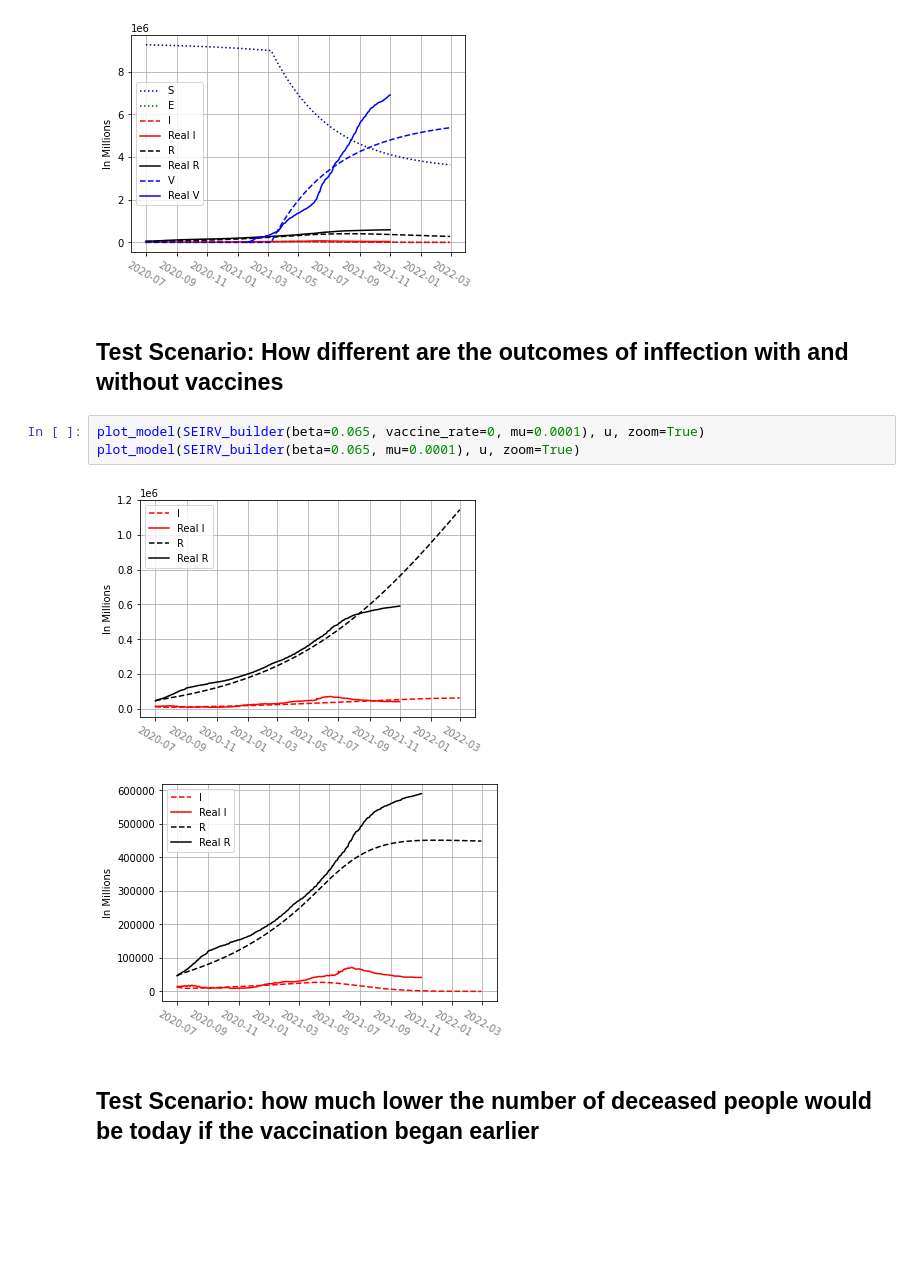
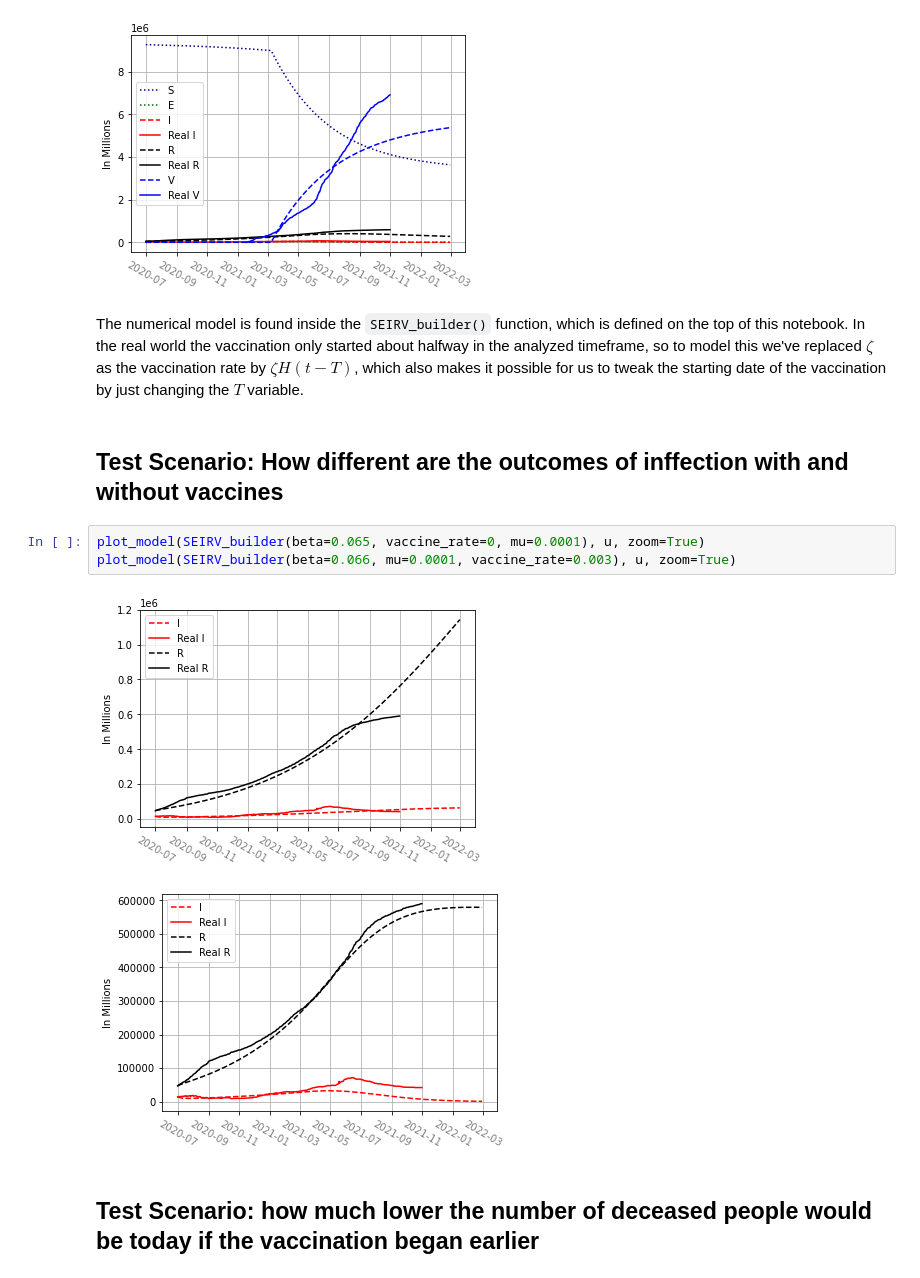
Before and after one commit to gbrls/Covid19NumericalAnalisys, a Jupyter notebook: main.ipynb, the cells around one changed output. Drawn from its saved outputs; the diff is of its cells as text; blank space fills up the shorter version.

```diff
--- a/main.ipynb
+++ b/main.ipynb
@@ -299,14 +321,16 @@ u = [model_pop - (model_pop * model_infected),0, model_pop * model_infected,mode
 plot_model(SEIRV_builder(), u)
 # %% [output]
 [figure]
+# %% [markdown]
+The numerical model is found inside the `SEIRV_builder()` function, which is defined on the top of this notebook. In the real world the vaccination only started about halfway in the analyzed timeframe, so to model this we've replaced $\zeta$ as the vaccination rate by $\zeta H(t-T)$, which also makes it possible for us to tweak the starting date of the vaccination by just changing the $T$ variable.
 # %% [markdown]
 ## Test Scenario: How different are the outcomes of inffection with and without vaccines
 # %%
 plot_model(SEIRV_builder(beta=0.065, vaccine_rate=0, mu=0.0001), u, zoom=True)
-plot_model(SEIRV_builder(beta=0.065, mu=0.0001), u, zoom=True)
+plot_model(SEIRV_builder(beta=0.066, mu=0.0001, vaccine_rate=0.003), u, zoom=True)
 # %% [output]
 [figure]
-[figure, old version]
+[figure, new version]
 # %% [markdown]
 ## Test Scenario: how much lower the number of deceased people would be today if the vaccination began earlier
 # %% [markdown]
```
Also changed, not shown: parts of 13 cells of this notebook.
